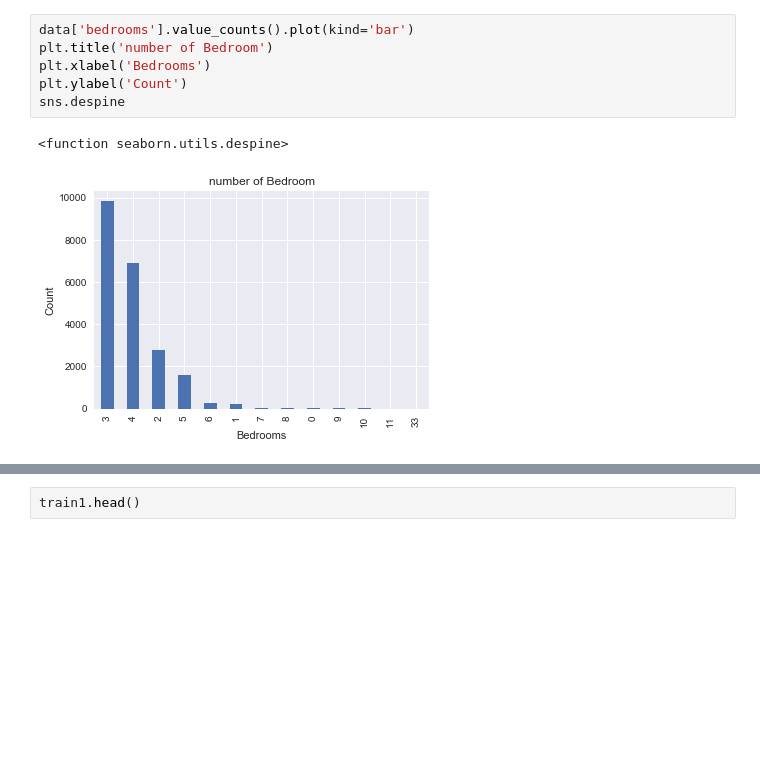
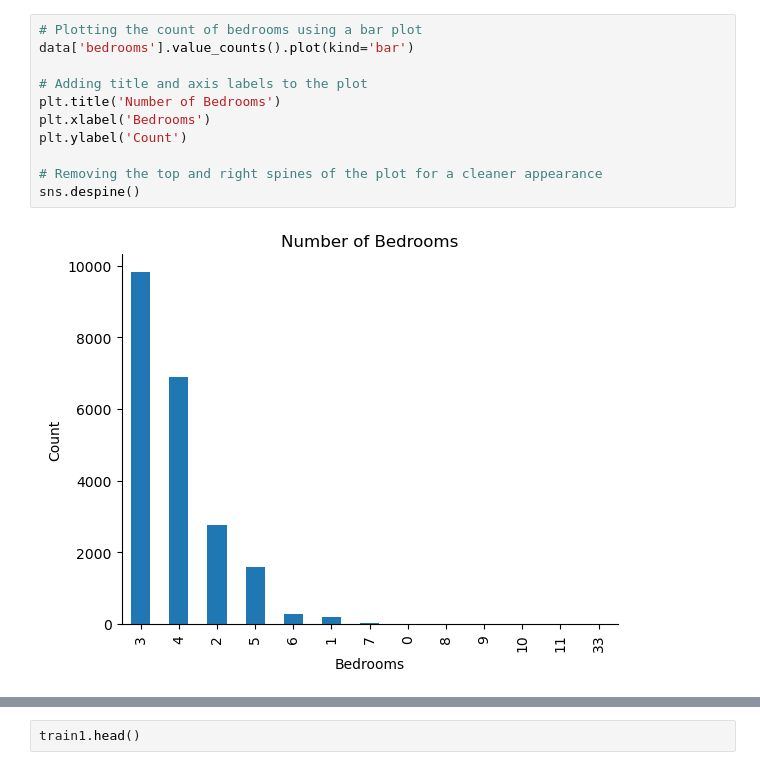
Before and after one commit to Shreyas3108/house-price-prediction, a Jupyter notebook: housesales.ipynb, the cells around one changed output, grey strips where cells are left out. Saved outputs shown, nothing was run; the diff lists cells and outputs as text; blank space fills up the shorter version.

Commit message:
Refined Python code for improved readability, added comments, and optimized functionality.

```diff
--- a/housesales.ipynb
+++ b/housesales.ipynb
@@ -32,10 +42,14 @@ data.describe()
 # %%
+# Plotting the count of bedrooms using a bar plot
 data['bedrooms'].value_counts().plot(kind='bar')
-plt.title('number of Bedroom')
+
+# Adding title and axis labels to the plot
+plt.title('Number of Bedrooms')
 plt.xlabel('Bedrooms')
 plt.ylabel('Count')
-sns.despine
+
+# Removing the top and right spines of the plot for a cleaner appearance
+sns.despine()
 # %% [output]
-<function seaborn.utils.despine>
-[figure, old version]
+[figure, new version]
 # %%
```
Also changed, not shown: parts of 51 cells of this notebook.
